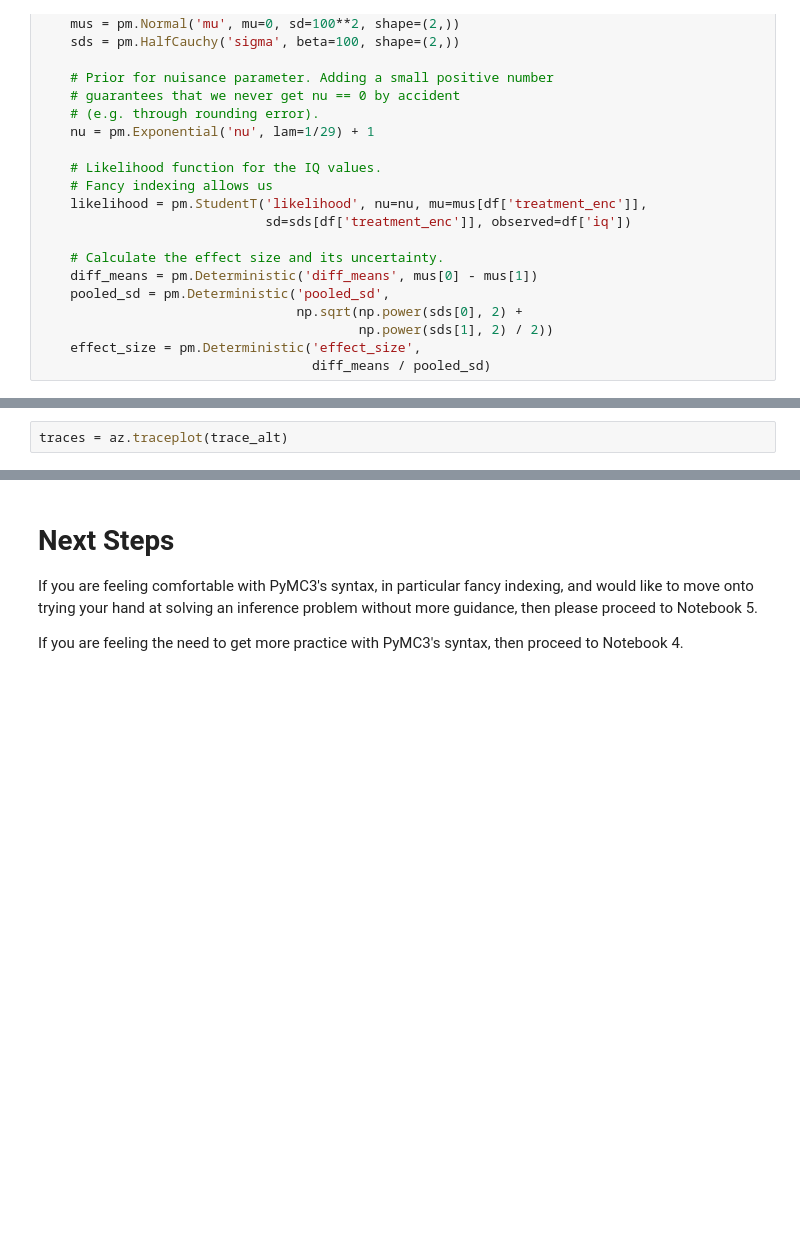
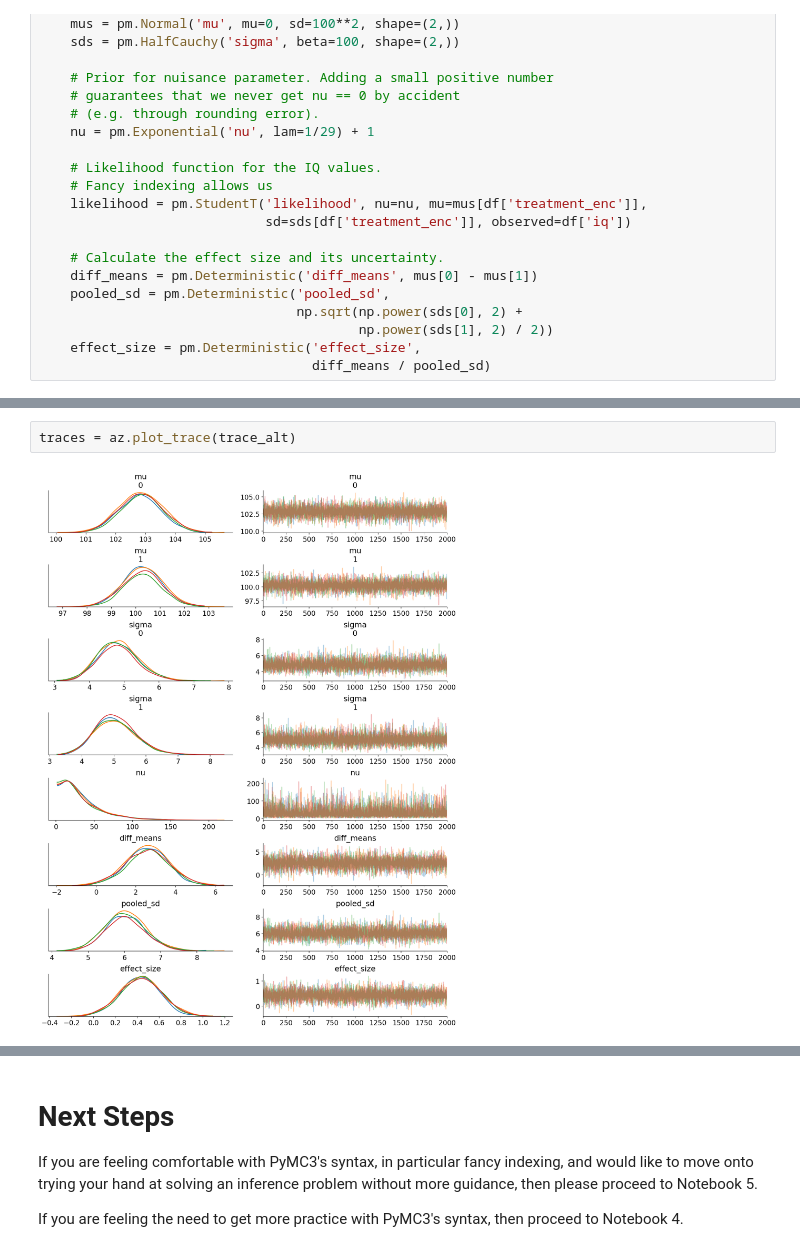
Before and after one commit to ericmjl/bayesian-stats-modelling-tutorial, a Jupyter notebook: notebooks/03-instructor-two-group-iq.ipynb, the cells around one changed output, grey strips where cells are left out. Saved outputs shown, nothing was run; the diff lists cells and outputs as text; blank space fills up the shorter version.

```diff
--- a/notebooks/03-instructor-two-group-iq.ipynb
+++ b/notebooks/03-instructor-two-group-iq.ipynb
@@ -273,4 +323,6 @@ with kruschke_model_alt:
 # %%
-traces = az.traceplot(trace_alt)
+traces = az.plot_trace(trace_alt)
+# %% [output]
+[figure, added]
 # %%
 az.plot_posterior(trace_alt, var_names=['mu', 'effect_size'])
```
Also changed, not shown: parts of 12 cells of this notebook, 14 other files.
